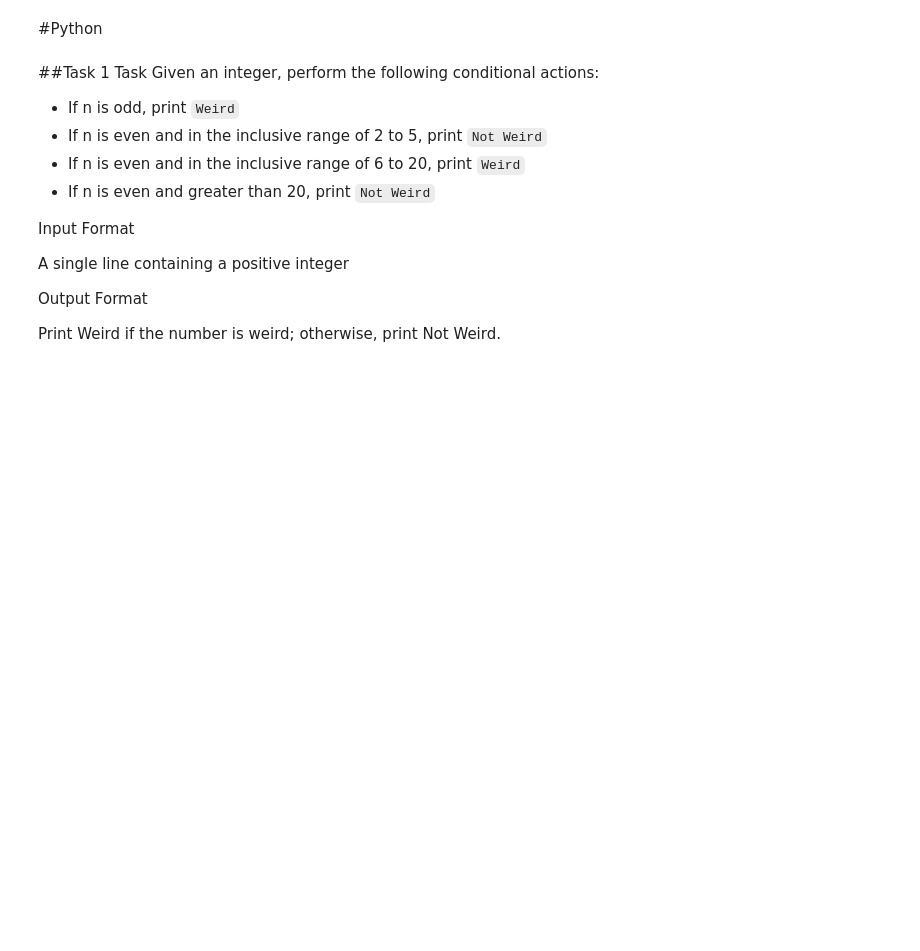
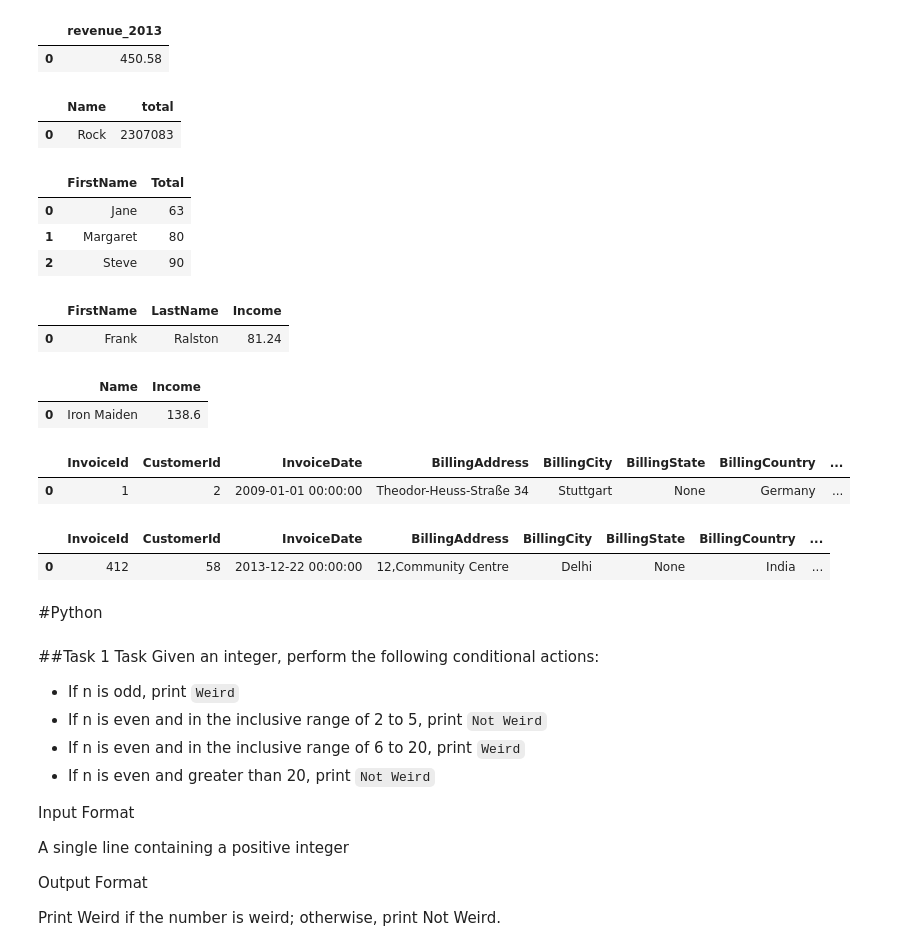
Before and after one commit to kingkong135/devc-challenge, a Jupyter notebook: Week_1_Assignment.ipynb, the cells around one changed output. Drawn from its saved outputs; the diff is of its cells as text; code cells hidden in the pictures; blank space fills up the shorter version.

```diff
--- a/Week_1_Assignment.ipynb
+++ b/Week_1_Assignment.ipynb
@@ -118,3 +183,72 @@ SELECT DISTINCT CITY FROM STATION WHERE CITY REGEXP '^[aeiou].*[aeiou]$';
+# %%
+# Find the revenue of 2013
+pd.read_sql_query('''SELECT sum(total) as revenue_2013 FROM invoices where strftime("%Y", InvoiceDate) ="2013"''', conn)
+# %% [output]
+|  | revenue_2013 |
+| 0 | 450.58 |
+# %%
+# Find the number of tracks belong to the genre Rock
+pd.read_sql_query('''SELECT g.Name, sum(t.TrackId) as total
+                    FROM tracks t
+                    INNER JOIN  genres  g ON t.GenreId = g.GenreId
+                    GROUP By g.Name
+                    HAVING g.Name = "Rock"
+                    ''', conn)
+# %% [output]
+|  | Name | total |
+| 0 | Rock | 2307083 |
+# %%
+# Find the number of customers each employee has supported
+pd.read_sql_query('''SELECT e.FirstName, sum(c.SupportRepId) as Total
+                    FROM customers as c
+                    INNER JOIN employees as e ON c.SupportRepId = e.EmployeeId
+                    GROUP BY e.FirstName
+                    ''', conn)
+# %% [output]
+|  | FirstName | Total |
+| 0 | Jane | 63 |
+| 1 | Margaret | 80 |
+| 2 | Steve | 90 |
+# %%
+# Find the customer who paid the most
+pd.read_sql_query('''
+SELECT c.FirstName, c.LastName, sum(i.total) Income
+FROM  customers c
+INNER JOIN invoices i ON c.CustomerId = i.CustomerId
+GROUP BY c.FirstName
+ORDER BY Income DESC
+LIMIT 1
+''', conn)
+# %% [output]
+|  | FirstName | LastName | Income |
+| 0 | Frank | Ralston | 81.24 |
+# %%
+# Find the richest artist
+pd.read_sql_query(
+'''
+SELECT art.Name, sum(item.UnitPrice * item.Quantity) Income FROM artists as art
+INNER JOIN albums al ON al.artistId = art.ArtistId
+INNER JOIN tracks t ON al.AlbumId = t.AlbumId
+INNER JOIN invoice_items item ON t.TrackId = item.TrackId
+GROUP BY art.Name
+ORDER BY Income DESC
+LIMIT 1
+''', conn)
+# %% [output]
+|  | Name | Income |
+| 0 | Iron Maiden | 138.6 |
+# %%
+# Aggregate first()b
+pd.read_sql_query('SELECT * FROM invoices ORDER By InvoiceDate LIMIT 1 ;',conn).head()
+# %% [output]
+|  | InvoiceId | CustomerId | InvoiceDate | BillingAddress | BillingCity | BillingState | BillingCountry | ... |
+| 0 | 1 | 2 | 2009-01-01 00:00:00 | Theodor-Heuss-Straße 34 | Stuttgart | None | Germany | ... |
+# %%
+# Aggregate first(), last()
+pd.read_sql_query('SELECT * FROM invoices ORDER By InvoiceDate DESC LIMIT 1 ;',conn).head()
+# %% [output]
+|  | InvoiceId | CustomerId | InvoiceDate | BillingAddress | BillingCity | BillingState | BillingCountry | ... |
+| 0 | 412 | 58 | 2013-12-22 00:00:00 | 12,Community Centre | Delhi | None | India | ... |
 # %% [markdown]
 #Python
 # %% [markdown]
```
Also changed, not shown: parts of 7 cells of this notebook.
